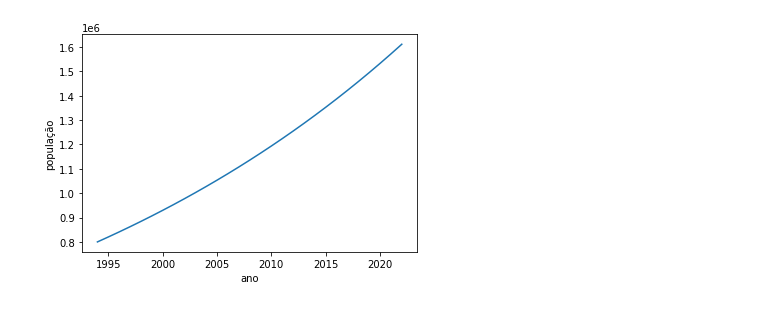
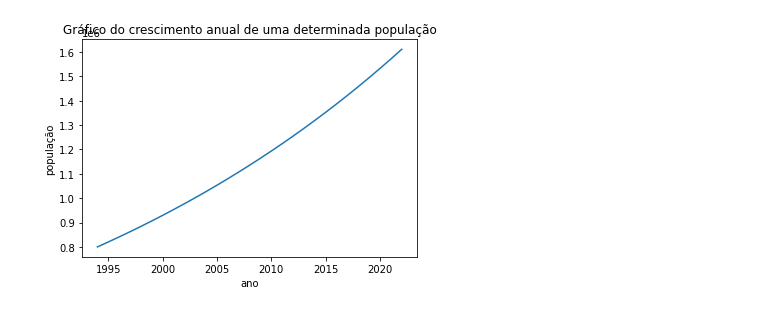
Before and after one commit to daniel-elesbao/ExerciciosAnalisedeDadosBCC03.2022, a Jupyter notebook: Tarefa6DanielZamboniElesbao.ipynb, the cells around one changed output. Drawn from its saved outputs; the diff is of its cells as text; code cells hidden in the pictures.

```diff
--- a/Tarefa6DanielZamboniElesbao.ipynb
+++ b/Tarefa6DanielZamboniElesbao.ipynb
@@ -33,13 +35,14 @@ plt.show() #exibe o gráfico
 # %%
 #Cria o gráfico do desenvolvimento populacional de uma cidade de acordo com a formula fornecida no exercício.
 import numpy as np #importa a biblioteca numpy como np
 import matplotlib.pyplot as plt #importa a biblioteca mathplotlib como plt
 a = np.linspace(1994, 2022, 29) #define a como o intervalo de anos entre 1994 e 2022
 P = 800000*np.exp((a-1994)/40) #fórmula do crescimento populacional dada pelo exercício
 plt.figure()
+plt.title('Gráfico do crescimento anual de uma determinada população')#Título do Gráfico
 plt.plot(a, P) #cria o gráfico de P em função de a
 plt.xlabel('ano') #define o significado do eixo x como ano
 plt.ylabel('população') #define o significado do eixo y como população
 plt.show() #exibe o gráfico
 # %% [output]
-[figure, old version]
+[figure, new version]
```
Also changed, not shown: parts of 3 cells of this notebook.
